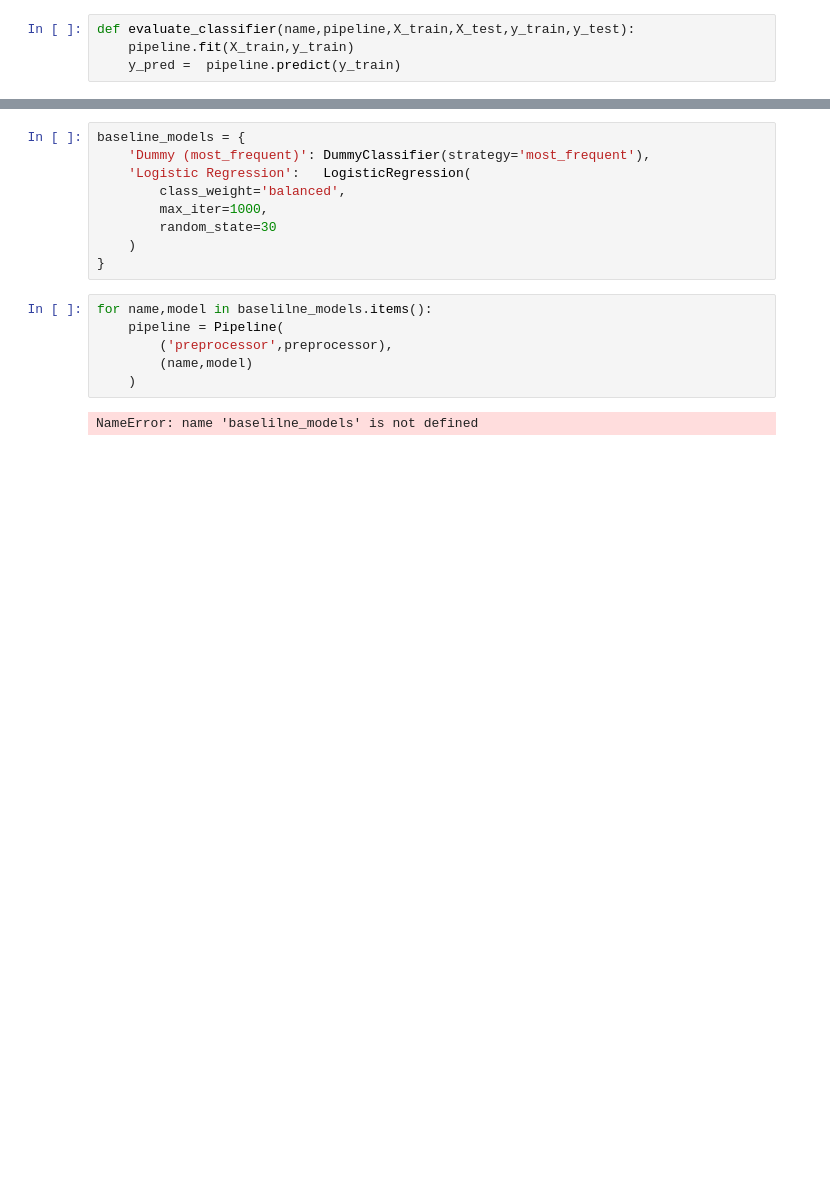
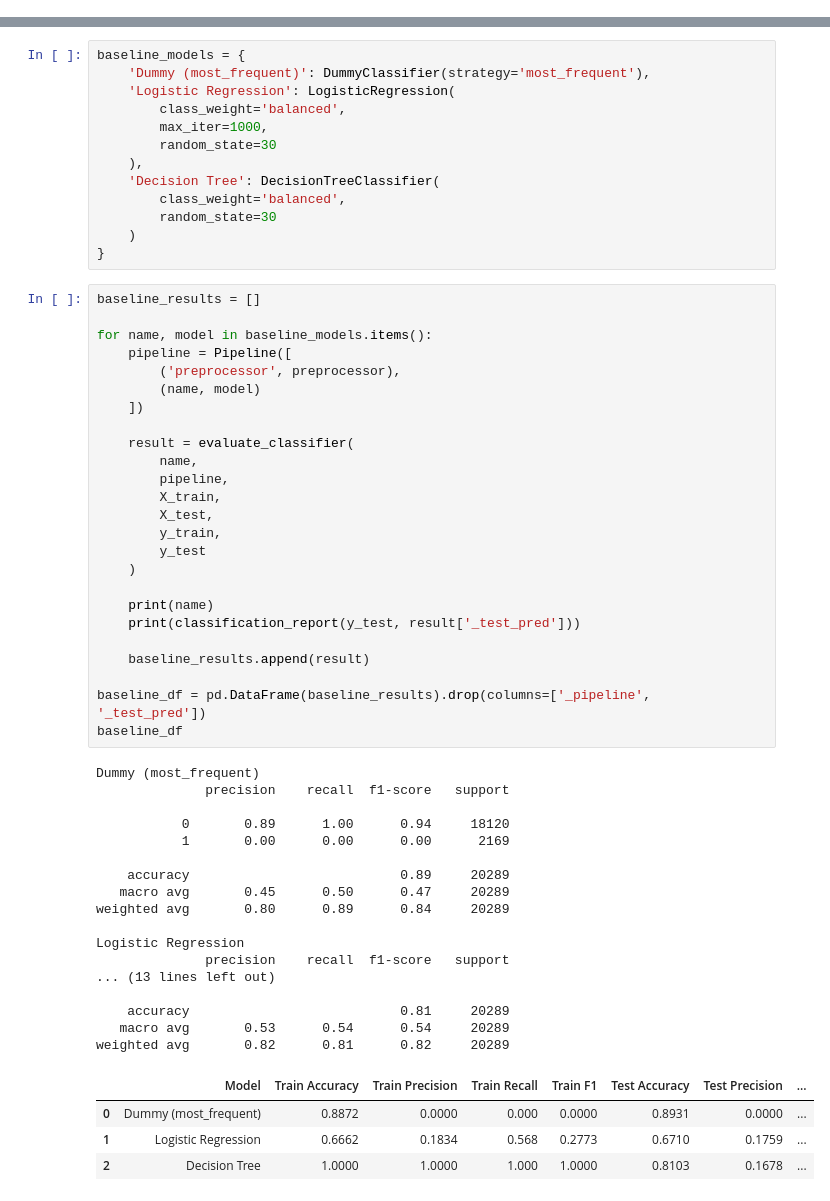
Before and after one commit to misbahee/healthcare-readmission-intelligence, a Jupyter notebook: notebooks/05_baseline_models.ipynb, the cells around one changed output, grey strips where cells are left out. Drawn from its saved outputs; the diff is of its cells as text; blank space fills up the shorter version.

```diff
--- a/notebooks/05_baseline_models.ipynb
+++ b/notebooks/05_baseline_models.ipynb
@@ -87,4 +109,0 @@ y_test = df_test['readmitted_binary']
-# %%
-def evaluate_classifier(name,pipeline,X_train,X_test,y_train,y_test):
-    pipeline.fit(X_train,y_train)
-    y_pred =  pipeline.predict(y_train)
@@ -141,17 +200,60 @@ preprocessor =  ColumnTransformer(
 # %%
 baseline_models = {
     'Dummy (most_frequent)': DummyClassifier(strategy='most_frequent'),
-    'Logistic Regression':   LogisticRegression(
+    'Logistic Regression': LogisticRegression(
         class_weight='balanced',
         max_iter=1000,
         random_state=30
+    ),
+    'Decision Tree': DecisionTreeClassifier(
+        class_weight='balanced',
+        random_state=30
     )
 }
-# %%
-for name,model in baselilne_models.items():
-    pipeline = Pipeline(
-        ('preprocessor',preprocessor),
-        (name,model)
-    )
-# %% [output]
-NameError: name 'baselilne_models' is not defined
+# %%
+baseline_results = []
+
+for name, model in baseline_models.items():
+    pipeline = Pipeline([
+        ('preprocessor', preprocessor),
+        (name, model)
+    ])
+
+    result = evaluate_classifier(
+        name,
+        pipeline,
+        X_train,
+        X_test,
+        y_train,
+        y_test
+    )
+
+    print(name)
+    print(classification_report(y_test, result['_test_pred']))
+
+    baseline_results.append(result)
+
+baseline_df = pd.DataFrame(baseline_results).drop(columns=['_pipeline', '_test_pred'])
+baseline_df
+# %% [output]
+Dummy (most_frequent)
+              precision    recall  f1-score   support
+
+           0       0.89      1.00      0.94     18120
+           1       0.00      0.00      0.00      2169
+
+    accuracy                           0.89     20289
+   macro avg       0.45      0.50      0.47     20289
+weighted avg       0.80      0.89      0.84     20289
+
+Logistic Regression
+              precision    recall  f1-score   support
+... (13 lines left out)
+
+    accuracy                           0.81     20289
+   macro avg       0.53      0.54      0.54     20289
+weighted avg       0.82      0.81      0.82     20289
+|  | Model | Train Accuracy | Train Precision | Train Recall | Train F1 | Test Accuracy | Test Precision | ... |
+| 0 | Dummy (most_frequent) | 0.8872 | 0.0000 | 0.000 | 0.0000 | 0.8931 | 0.0000 | ... |
+| 1 | Logistic Regression | 0.6662 | 0.1834 | 0.568 | 0.2773 | 0.6710 | 0.1759 | ... |
+| 2 | Decision Tree | 1.0000 | 1.0000 | 1.000 | 1.0000 | 0.8103 | 0.1678 | ... |
```
Also changed, not shown: parts of 19 cells of this notebook, 1 other file.
